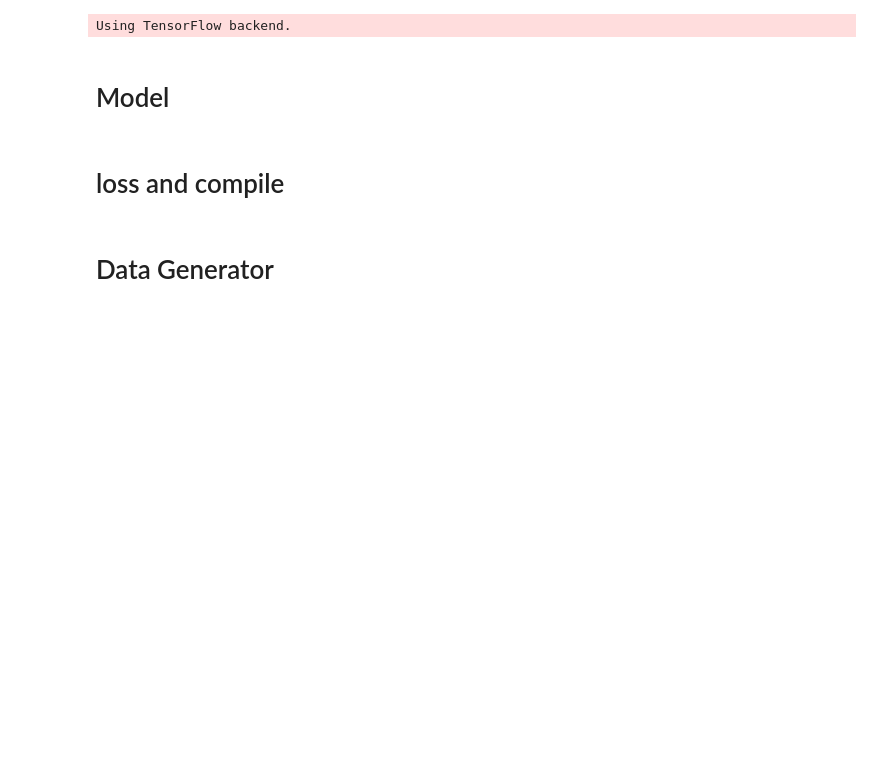
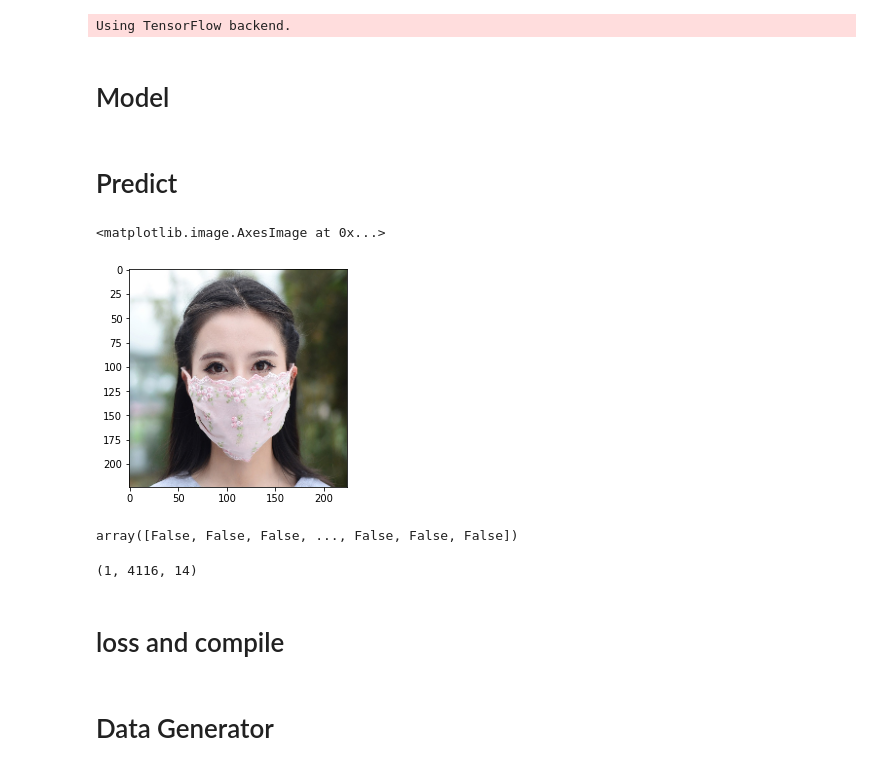
Before and after one commit to tambnm-2189/ssd_mafa, a Jupyter notebook: Model.ipynb, the cells around one changed output. Drawn from its saved outputs; the diff is of its cells as text; code cells hidden in the pictures; blank space fills up the shorter version.

```diff
--- a/Model.ipynb
+++ b/Model.ipynb
@@ -39,8 +39,8 @@ batch_size = 4
 mafa_paths = {i: os.path.join('data', i) for i in os.listdir('data')}
 
 # get path to train, test data
-# train_images_path = mafa_paths['train_images']
-# train_labels_path = os.path.join(mafa_paths['train_labels'], 'LabelTrainAll.mat')
+train_images_path = mafa_paths['train_images']
+train_labels_path = os.path.join(mafa_paths['train_labels'], 'LabelTrainAll.mat')
 test_images_path = mafa_paths['test_images']
 test_labels_path = os.path.join(mafa_paths['test_labels'], 'LabelTestAll.mat')
 train_key = 'label_train'
@@ -48,6 +48,11 @@ test_key = 'LabelTest'
 
 neg_iou_threshold = 0.1
 iou_threshold = 0.6
+
+#for prediction
+score_threshold = 0.2
+iou_threshold = 0.5
+top_k_boxes = 10
 # %%
 #create partition of train and test images from test folder
 ids = os.listdir(test_images_path)
@@ -123,3 +131,13 @@ else:
     raise ValueError('not a valid mode')
 
 model = models.Model(inputs = input_data, outputs = output)
+# %% [markdown]
+# Predict
+# %%
+img_path = train_images_path + '/'+ os.listdir(train_images_path)[2]
+img = pp.preprocess_image(img_path)
+# %%
+plt.imshow(img)
+# %% [output]
+<matplotlib.image.AxesImage at 0x...>
+[figure, added]
@@ -126,3 +146,11 @@ model = models.Model(inputs = input_data, outputs = output)
+# %%
+pred[0,:,-1]>0.5
+# %% [output]
+array([False, False, False, ..., False, False, False])
+# %%
+pred.shape
+# %% [output]
+(1, 4116, 14)
 # %%
 model.trainable = True
 
```
Also changed, not shown: parts of 4 cells of this notebook.
